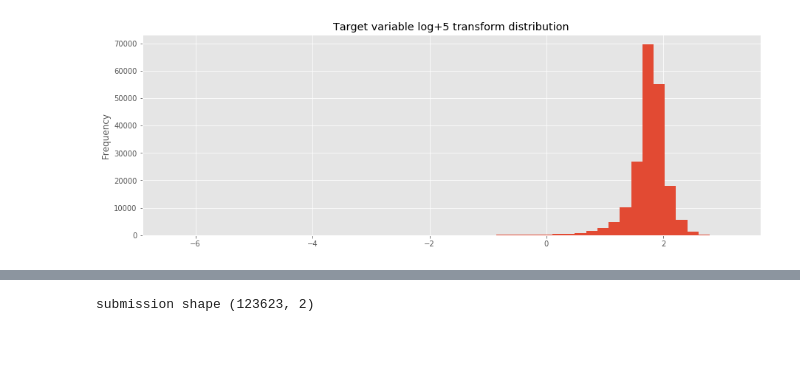
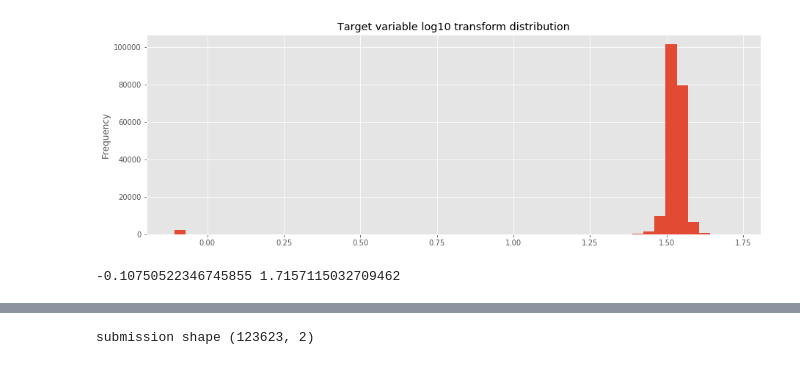
Before and after one commit to freestander/kaggle-elo-recommendation, a Jupyter notebook: notebook/kaggle_elo_recommendation_lgb.ipynb, the cells around one changed output, grey strips where cells are left out. Saved outputs shown, nothing was run; the diff lists cells and outputs as text; code cells hidden in the pictures.

Commit message:
updated lgb to use target log transformation

```diff
--- a/notebook/kaggle_elo_recommendation_lgb.ipynb
+++ b/notebook/kaggle_elo_recommendation_lgb.ipynb
@@ -13,14 +13,18 @@ train_df = pd.read_parquet('../input/train_df.parquet.gzip')
 test_df = pd.read_parquet('../input/test_df.parquet.gzip')
 features_df = pd.read_parquet('../input/features_df.parquet.gzip')
 # %%
-train_df['target_log5p'] = (train_df['target'] + 5).apply(np.log1p)
-train_df['target_log5p'].plot(kind='hist',
-                              bins=50,
-                              figsize=(15, 5),
-                              title='Target variable log+5 transform distribution')
+train_df['target_log10p'] = (train_df['target'] + 34).apply(np.log10)
+train_df['target_log10p'].plot(kind='hist',
+                               bins=50,
+                               figsize=(15, 5),
+                               title='Target variable log10 transform distribution')
 plt.show()
 # %% [output]
-[figure, old version]
+[figure, new version]
+# %%
+print(min(train_df['target_log10p']), max(train_df['target_log10p']))
+# %% [output]
+-0.10750522346745855 1.7157115032709462
 # %%
 def merge_transactions(df, features_df):
     """Merges the historic and new transactions data with train or test set"""
```
Also changed, not shown: parts of 12 cells of this notebook.
